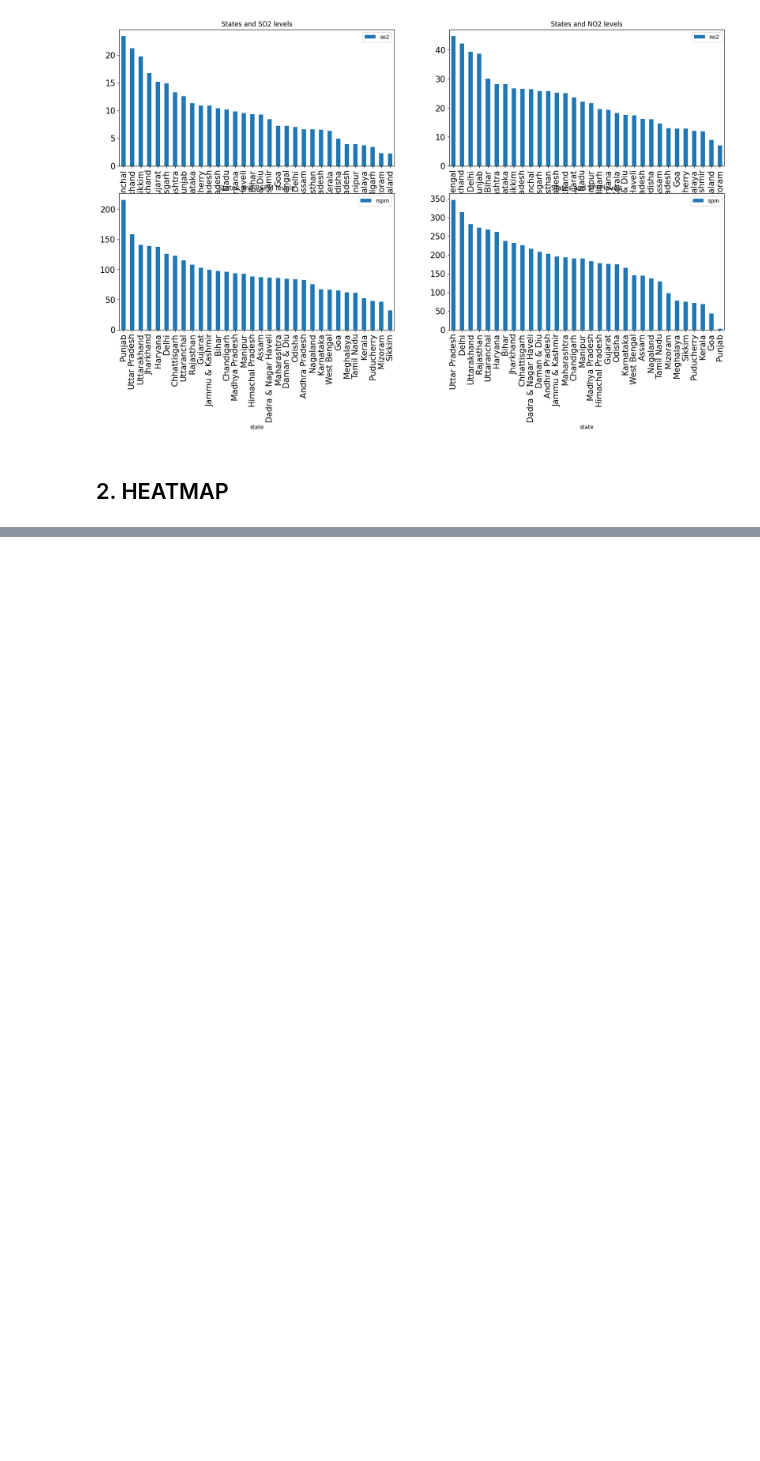
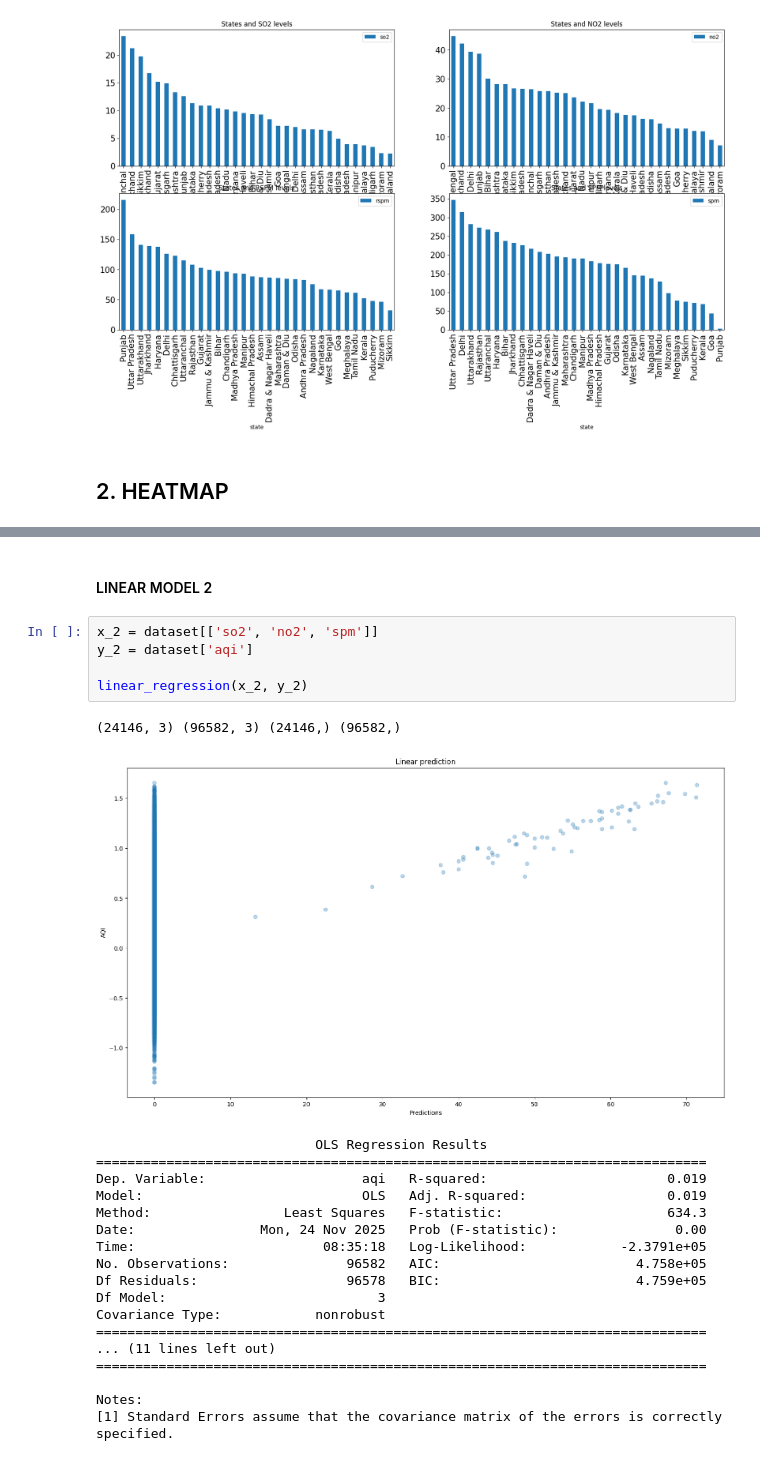
Before and after one commit to Asandandlela16/Air-Quality-Monitoring-in-India, a Jupyter notebook: Untitled6.ipynb, the cells around one changed output, grey strips where cells are left out. Drawn from its saved outputs; the diff is of its cells as text; blank space fills up the shorter version.

```diff
--- a/Untitled6.ipynb
+++ b/Untitled6.ipynb
@@ -482,0 +676,27 @@ state_pollution.plot(kind='bar' , figsize=(20,10), x='state', fontsize=15 ,
+# %% [markdown]
+#### LINEAR MODEL 2
+# %%
+x_2 = dataset[['so2', 'no2', 'spm']]
+y_2 = dataset['aqi']
+
+linear_regression(x_2, y_2)
+# %% [output]
+(24146, 3) (96582, 3) (24146,) (96582,)
+[figure, added]
+                            OLS Regression Results
+==============================================================================
+Dep. Variable:                    aqi   R-squared:                       0.019
+Model:                            OLS   Adj. R-squared:                  0.019
+Method:                 Least Squares   F-statistic:                     634.3
+Date:                Mon, 24 Nov 2025   Prob (F-statistic):               0.00
+Time:                        08:35:18   Log-Likelihood:            -2.3791e+05
+No. Observations:               96582   AIC:                         4.758e+05
+Df Residuals:                   96578   BIC:                         4.759e+05
+Df Model:                           3
+Covariance Type:            nonrobust
+==============================================================================
+... (11 lines left out)
+==============================================================================
+
+Notes:
+[1] Standard Errors assume that the covariance matrix of the errors is correctly specified.
```
Also changed, not shown: parts of 18 cells of this notebook.
